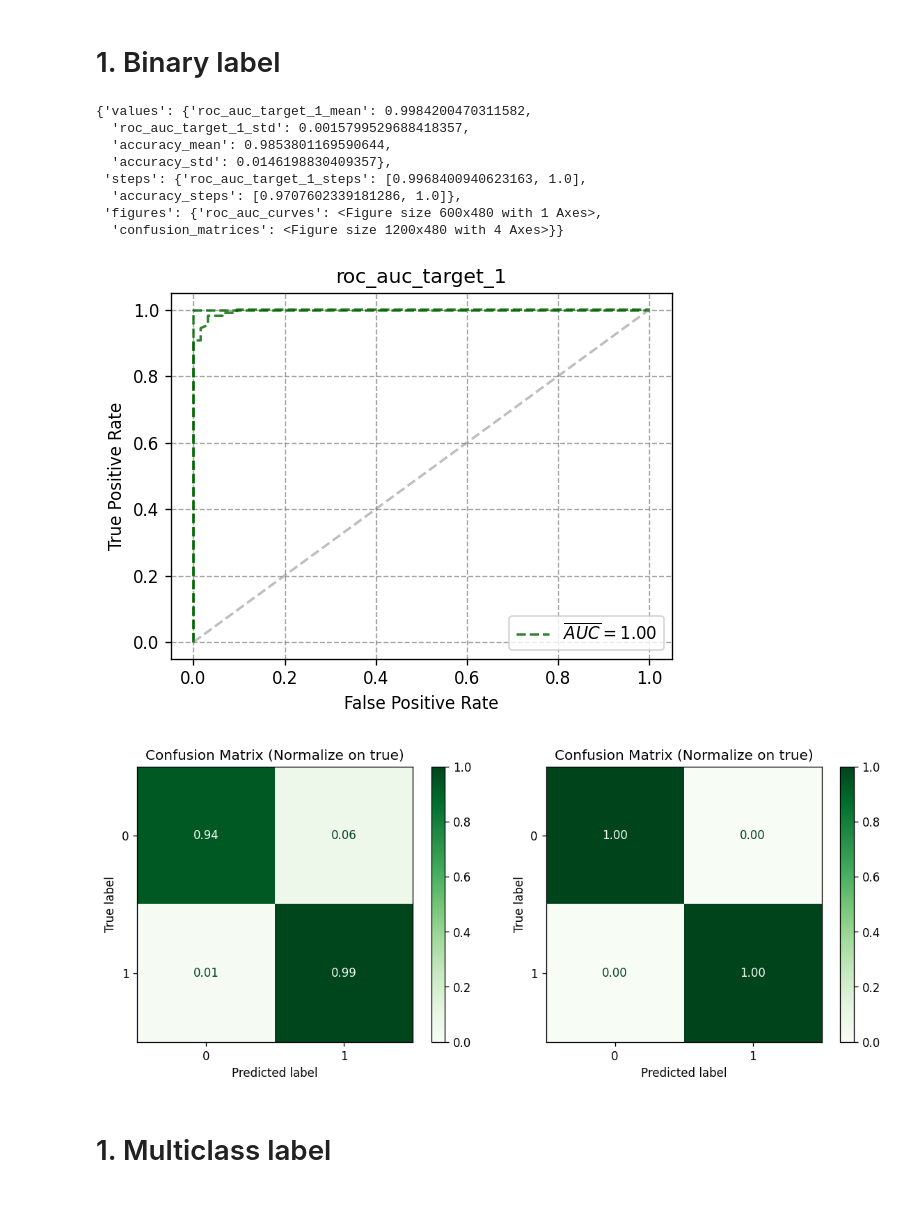
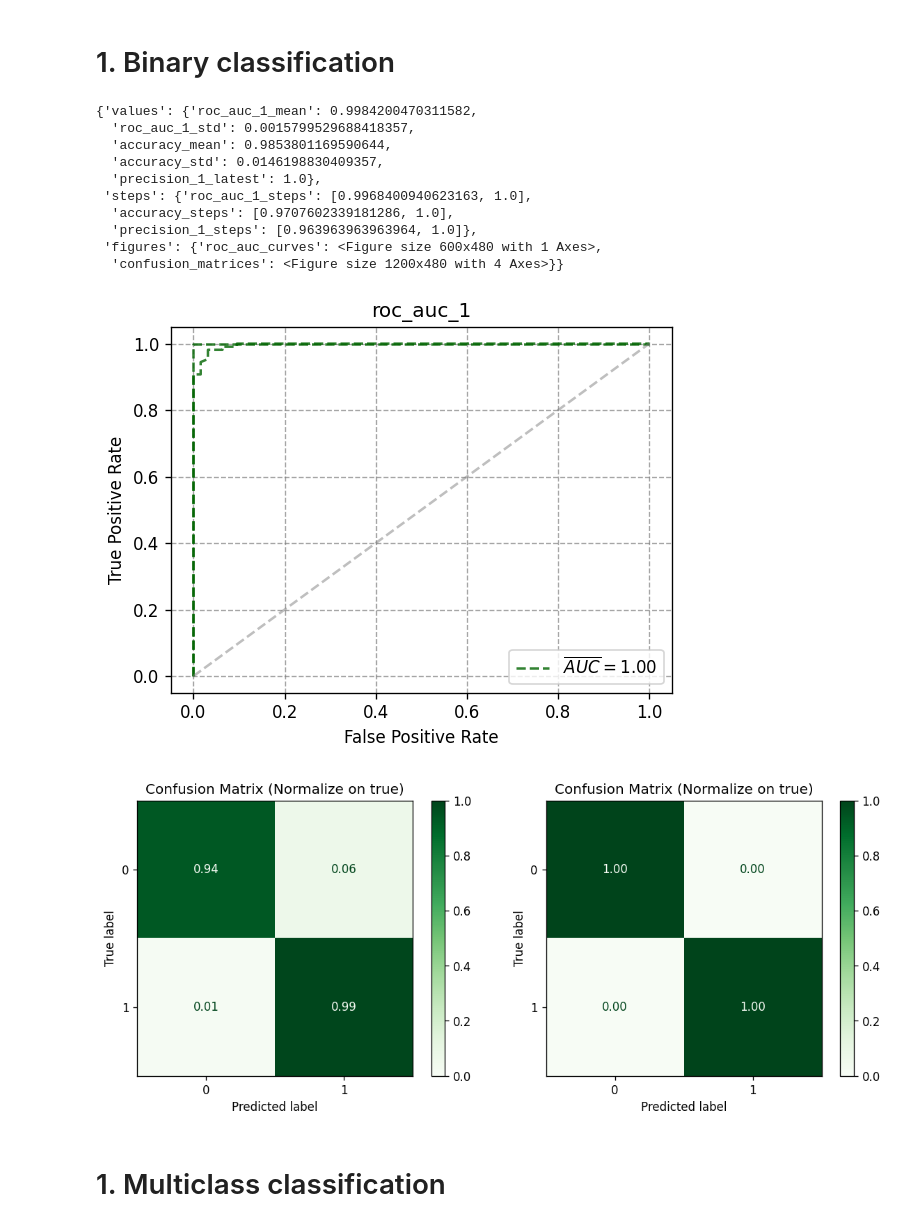
Before and after one commit to rasmushaa/metrics-toolbox, a Jupyter notebook: examples/usecases.ipynb, the cells around one changed output. Cells and saved outputs as stored; diff of their text form; code cells hidden in the pictures.

Commit message:
Add precision metrics with testes, Update roc target id naming

```diff
--- a/examples/usecases.ipynb
+++ b/examples/usecases.ipynb
@@ -6,49 +6,52 @@ from sklearn.ensemble import RandomForestClassifier
 from metrics_toolbox import EvaluatorBuilder
 import numpy as np
 # %% [markdown]
-# 1. Binary label
+# 1. Binary classification
 # %%
 # 1. Load dataset
 X, y = load_breast_cancer(return_X_y=True)
 X_train, X_test, y_train, y_test = train_test_split(X, y, test_size=0.3, random_state=42)
 
 # 2. Train a model
 model = RandomForestClassifier(n_estimators=100, random_state=42)
 model.fit(X_train, y_train)
 
 # 3. Build evaluator with multiple metrics
 evaluator = (
     EvaluatorBuilder()
     .add_metric("roc_auc_target", target_name=1, reducers=["mean", "std"])
     .add_metric("accuracy", reducers=["mean", "std"])
+    .add_metric("precision_target", target_name=1)
 ).build()
 
 # 4. Evaluate model directly
 evaluator.add_model_evaluation(model, X_test, y_test)
 
 # 5. Add another evaluation on training set for comparison
 evaluator.add_model_evaluation(model, X_train, y_train)
 
 # 6. Get results
 result = evaluator.get_results()
 display(result)
 
 # 7. View figures
 display(result['figures']['roc_auc_curves'])
 display(result['figures']['confusion_matrices'])
 # %% [output]
-{'values': {'roc_auc_target_1_mean': 0.9984200470311582,
-  'roc_auc_target_1_std': 0.0015799529688418357,
+{'values': {'roc_auc_1_mean': 0.9984200470311582,
+  'roc_auc_1_std': 0.0015799529688418357,
   'accuracy_mean': 0.9853801169590644,
-  'accuracy_std': 0.0146198830409357},
- 'steps': {'roc_auc_target_1_steps': [0.9968400940623163, 1.0],
-  'accuracy_steps': [0.9707602339181286, 1.0]},
+  'accuracy_std': 0.0146198830409357,
+  'precision_1_latest': 1.0},
+ 'steps': {'roc_auc_1_steps': [0.9968400940623163, 1.0],
+  'accuracy_steps': [0.9707602339181286, 1.0],
+  'precision_1_steps': [0.963963963963964, 1.0]},
  'figures': {'roc_auc_curves': <Figure size 600x480 with 1 Axes>,
   'confusion_matrices': <Figure size 1200x480 with 4 Axes>}}
-[figure, old version]
+[figure, new version]
 [figure]
 # %% [markdown]
-# 1. Multiclass label
+# 1. Multiclass classification
 # %%
 # 1. Load multiclass dataset (3 classes: setosa, versicolor, virginica)
 X, y = load_iris(return_X_y=True)
```
Also changed, not shown: parts of 1 cell of this notebook, 13 other files.
